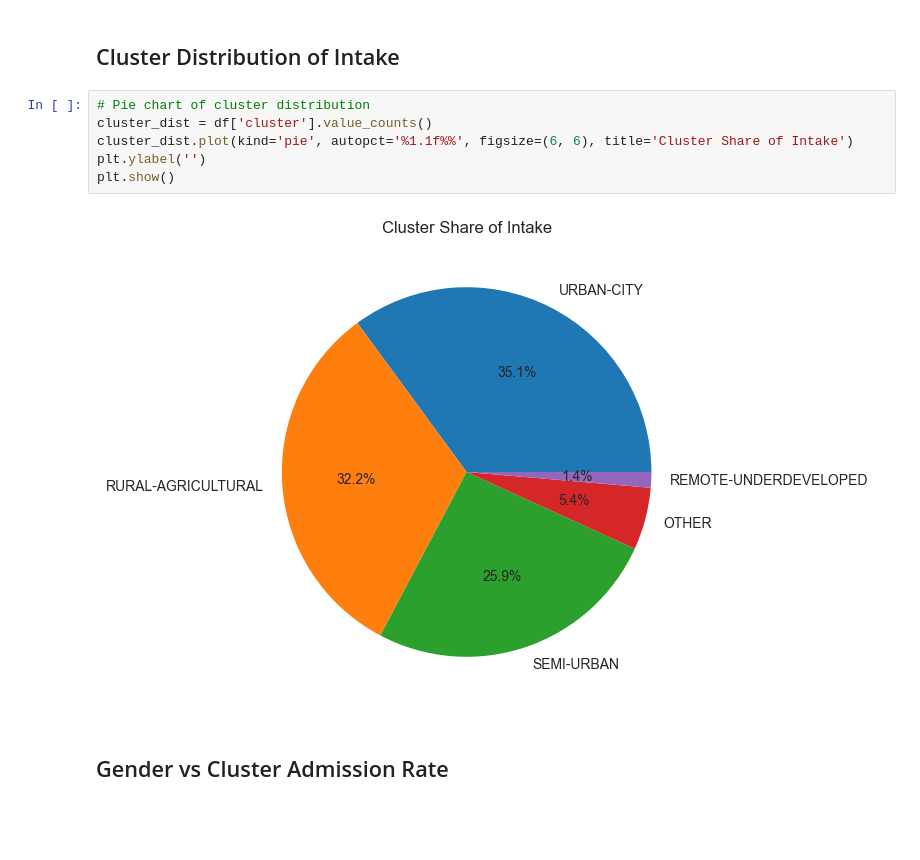
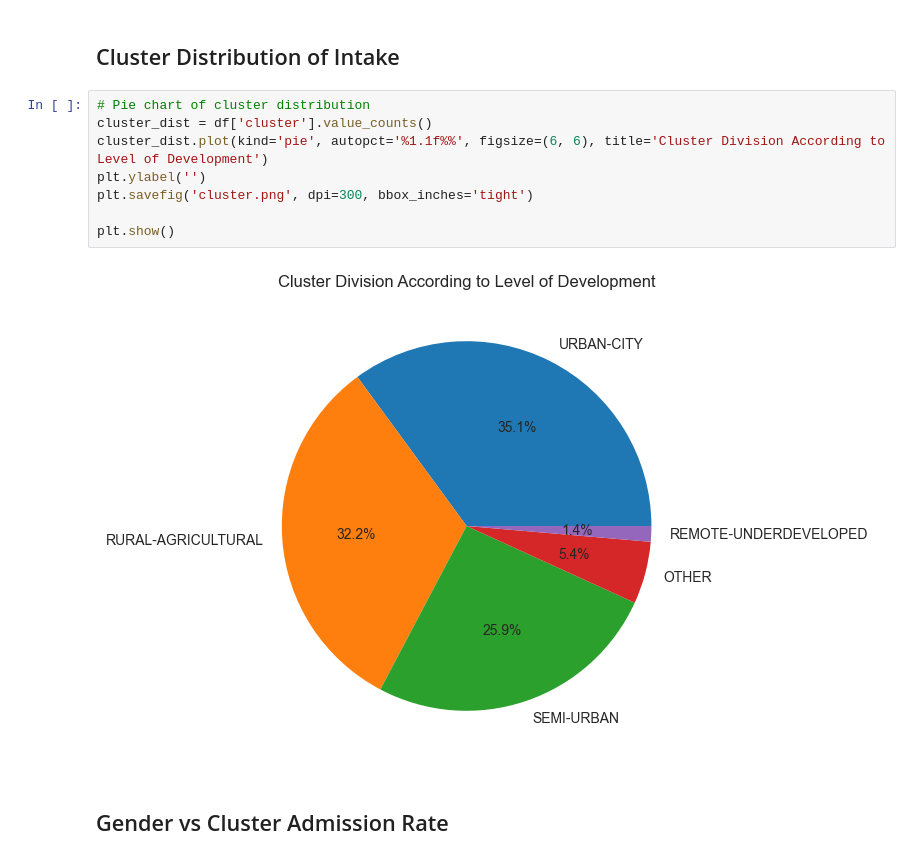
Before and after one commit to AshrafGit256/admission_analysis, a Jupyter notebook: uganda_admissions_visual_analysis.ipynb, the cells around one changed output. Saved outputs shown, nothing was run; the diff lists cells and outputs as text; blank space fills up the shorter version.

```diff
--- a/uganda_admissions_visual_analysis.ipynb
+++ b/uganda_admissions_visual_analysis.ipynb
@@ -32,11 +32,13 @@ df.head()
 # %%
 # Pie chart of cluster distribution
 cluster_dist = df['cluster'].value_counts()
-cluster_dist.plot(kind='pie', autopct='%1.1f%%', figsize=(6, 6), title='Cluster Share of Intake')
+cluster_dist.plot(kind='pie', autopct='%1.1f%%', figsize=(6, 6), title='Cluster Division According to Level of Development')
 plt.ylabel('')
+plt.savefig('cluster.png', dpi=300, bbox_inches='tight')
+
 plt.show()
 # %% [output]
-[figure, old version]
+[figure, new version]
 # %% [markdown]
 ## Gender vs Cluster Admission Rate
 # %%
```
Also changed, not shown: 47 other files.
